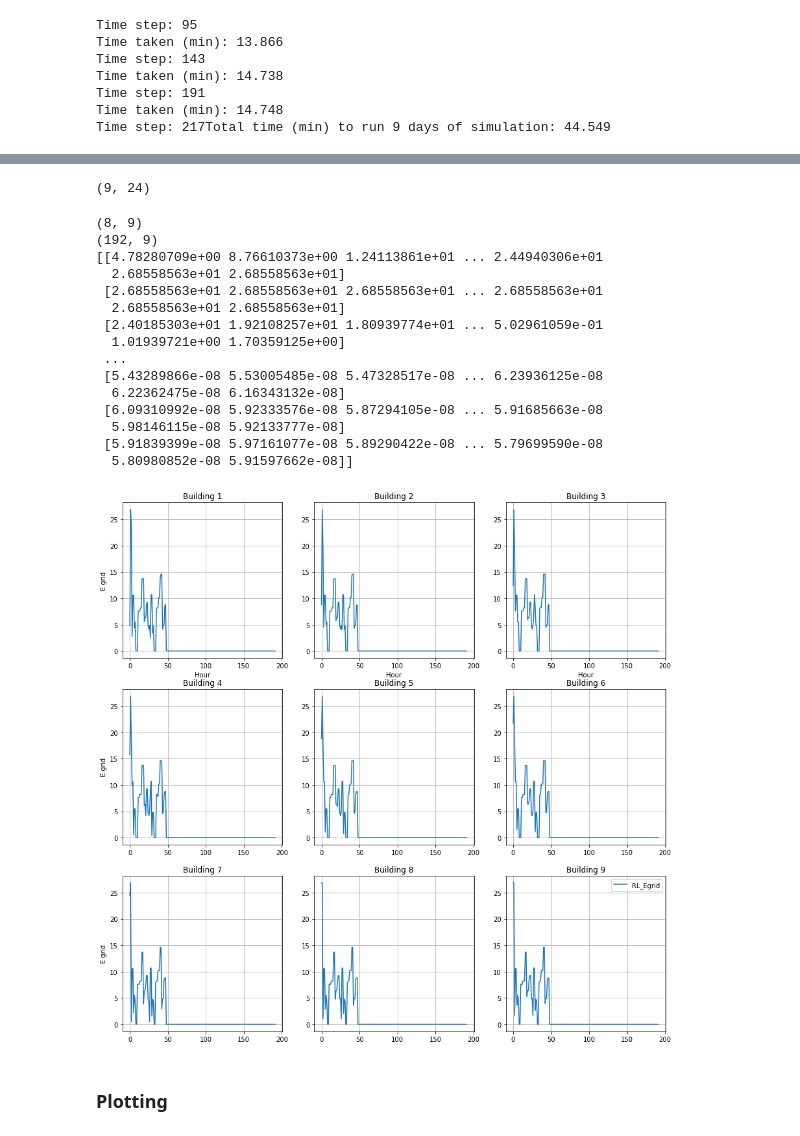
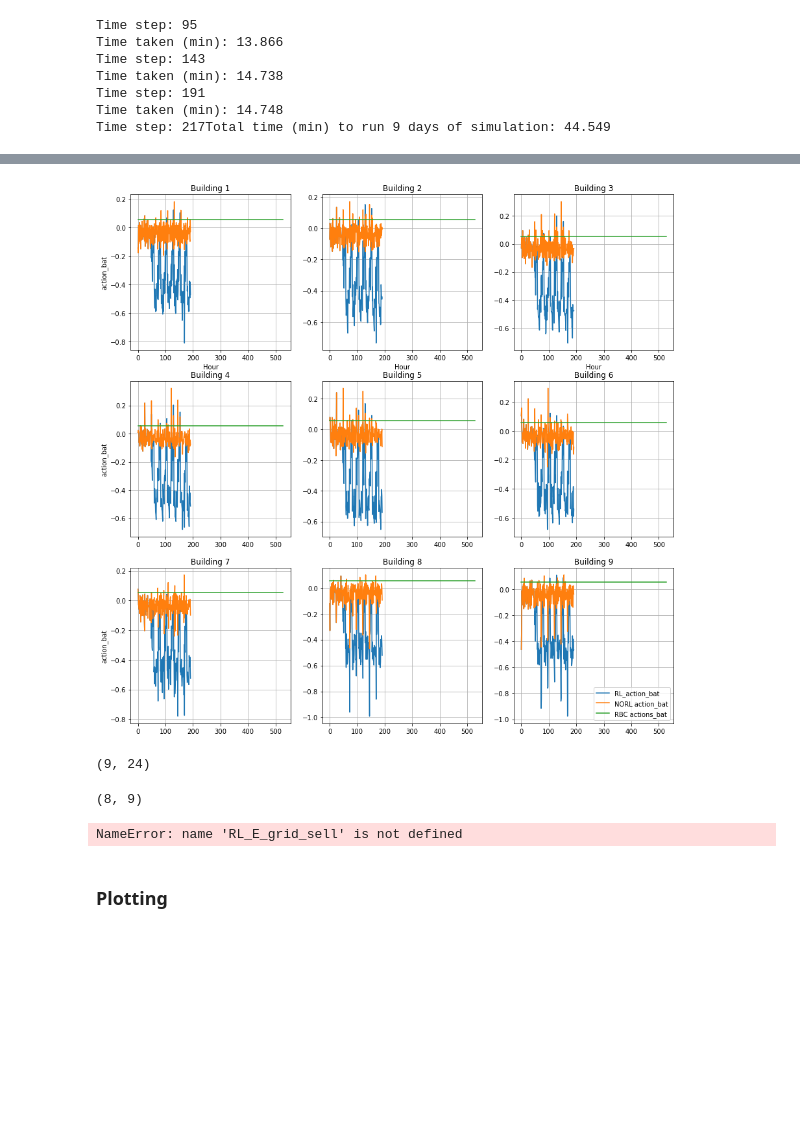
Before and after one commit to QasimWani/ZOiRL, a Jupyter notebook: debug_plot.ipynb, the cells around one changed output, grey strips where cells are left out. Drawn from its saved outputs; the diff is of its cells as text; code cells hidden in the pictures; blank space fills up the shorter version.

```diff
--- a/debug_plot.ipynb
+++ b/debug_plot.ipynb
@@ -311,3 +436,30 @@ end_time
+# %%
+# plot action_bat
+# week = end_time - 24 * 3  # plots last week of the month data
+fig, axs = plt.subplots(3, 3, figsize=(15, 15))
+for i in range(3):
+    for j in range(3):
+        bid = i * 3 + j
+        axs[i, j].set_title(f"Building {bid + 1}")
+        axs[i, j].plot(
+            RL_action_bat[:,i*3+j], label="RL_action_bat"
+        )
+        axs[i, j].plot(
+            NORL_action_bat[:,i*3+j],
+            label="NORL action_bat",
+        )  # plots per month
+        axs[i, j].plot(
+             RBC_actions_arr[:,i*3+j,2], label="RBC actions_bat"
+         )  # plot true E grid
+        axs[i, j].grid()
+        if j == 0:
+            axs[i, j].set_ylabel("action_bat")
+        if i == 0:
+            axs[i, j].set_xlabel("Hour")
+plt.legend()
+plt.show()
+# %% [output]
+[figure, added]
 # %%
 agents.E_grid_planned_day.shape
 # %% [output]
@@ -316,11 +468,15 @@ agents.E_grid_planned_day.shape
 vars_RL = agents.logger
 print(np.shape(vars_RL))
 
+vars_NORL = agents.norl_logger
+
 RL_E_grid_pred = []
 
 
+
+
 for i in range(len(vars_RL)): #number of days of RL/NORL
-    for j in range (9):
+    for j in range(9):
         RL_E_grid_pred.append(vars_RL[i][j]["E_grid"])
 
 
@@ -357,18 +513,4 @@ plt.legend()
 plt.show()
 # %% [output]
 (8, 9)
-(192, 9)
-[[4.78280709e+00 8.76610373e+00 1.24113861e+01 ... 2.44940306e+01
-  2.68558563e+01 2.68558563e+01]
- [2.68558563e+01 2.68558563e+01 2.68558563e+01 ... 2.68558563e+01
-  2.68558563e+01 2.68558563e+01]
- [2.40185303e+01 1.92108257e+01 1.80939774e+01 ... 5.02961059e-01
-  1.01939721e+00 1.70359125e+00]
- ...
- [5.43289866e-08 5.53005485e-08 5.47328517e-08 ... 6.23936125e-08
-  6.22362475e-08 6.16343132e-08]
- [6.09310992e-08 5.92333576e-08 5.87294105e-08 ... 5.91685663e-08
-  5.98146115e-08 5.92133777e-08]
- [5.91839399e-08 5.97161077e-08 5.89290422e-08 ... 5.79699590e-08
-  5.80980852e-08 5.91597662e-08]]
-[figure, removed]
+NameError: name 'RL_E_grid_sell' is not defined
```
Also changed, not shown: parts of 8 cells of this notebook.
